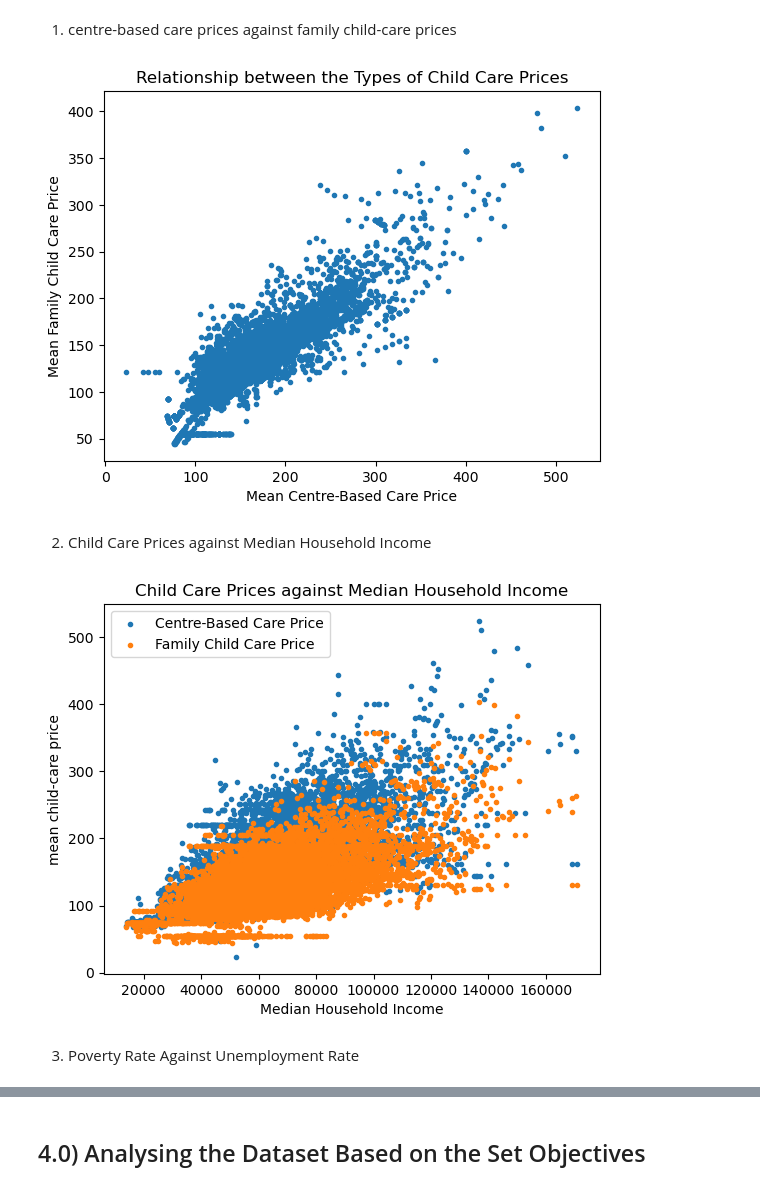
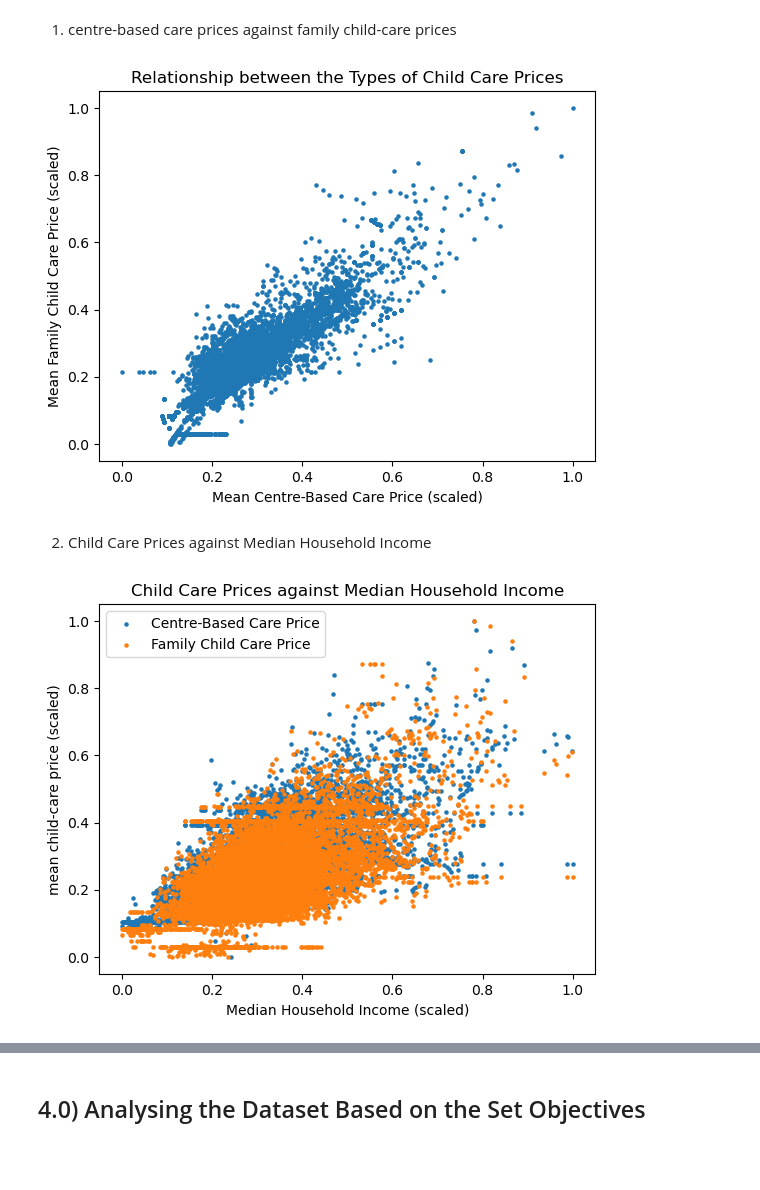
Before and after one commit to kaymighty86/us-poverty-rate-analysis, a Jupyter notebook: us_poverty_rate_analysis_notebook.ipynb, the cells around one changed output, grey strips where cells are left out. Drawn from its saved outputs; the diff is of its cells as text; code cells hidden in the pictures; blank space fills up the shorter version.

```diff
--- a/us_poverty_rate_analysis_notebook.ipynb
+++ b/us_poverty_rate_analysis_notebook.ipynb
@@ -483,25 +484,30 @@ __Visulalising some of the variables that show correlation__
 # %% [markdown]
 1) centre-based care prices against family child-care prices
 # %%
-def visualiseReationship(x, y, xlabel, ylabel, viz_label = None):
-    plt.scatter(x,y, marker=".", label=viz_label)
-    plt.xlabel(xlabel)
-    plt.ylabel(ylabel)
+#fc=(0.5, 0.7, 0.9)
+def visualiseReationship(x, y, xlabel, ylabel, data_label = None, max_annot_text = "", marker = ".", transparent = False, size = 20):
+    #scale the variables around their mean
+    x_norm = (x - x.min()) / (x.max() - x.min()) #normalise the value of x
+    y_norm = (y - y.min()) / (y.max() - y.min()) #normalise the value of y
+    opacity = 1 if transparent == False else 0.5
+    plt.scatter(x_norm, y_norm, marker=marker, label=data_label, alpha=opacity, s=size)
+    if max_annot_text:
+        plt.annotate(max_annot_text, xy = (x_norm.max()+0.03, y_norm.max()-0.01), bbox=dict(boxstyle="round", fc=(1.0, 0.7, 0.7), ec="none"))
+    plt.xlabel(f"{xlabel} (scaled)")
+    plt.ylabel(f"{ylabel} (scaled)")
 # %%
 visualiseReationship(filtered_df["avg_centrebased_care_price"], filtered_df["avg_family_childcare_price"], xlabel="Mean Centre-Based Care Price", ylabel="Mean Family Child Care Price")
 plt.title("Relationship between the Types of Child Care Prices")
 plt.show()
 # %% [output]
-[figure, old version]
+[figure, new version]
 # %% [markdown]
 2. Child Care Prices against Median Household Income
 # %%
-visualiseReationship(filtered_df["2022_med_household_inc"], filtered_df["avg_centrebased_care_price"], viz_label="Centre-Based Care Price", xlabel="Median Household Income", ylabel="mean child-care price")
-visualiseReationship(filtered_df["2022_med_household_inc"], filtered_df["avg_family_childcare_price"], viz_label="Family Child Care Price", xlabel="Median Household Income", ylabel="mean child-care price")
+visualiseReationship(filtered_df["2022_med_household_inc"], filtered_df["avg_centrebased_care_price"], data_label="Centre-Based Care Price", xlabel="Median Household Income", ylabel="mean child-care price")
+visualiseReationship(filtered_df["2022_med_household_inc"], filtered_df["avg_family_childcare_price"], data_label="Family Child Care Price", xlabel="Median Household Income", ylabel="mean child-care price")
 plt.title("Child Care Prices against Median Household Income")
 plt.legend()
 plt.show()
 # %% [output]
-[figure, old version]
+[figure, new version]
-# %% [markdown]
-3. Poverty Rate Against Unemployment Rate
```
Also changed, not shown: parts of 10 cells of this notebook.
